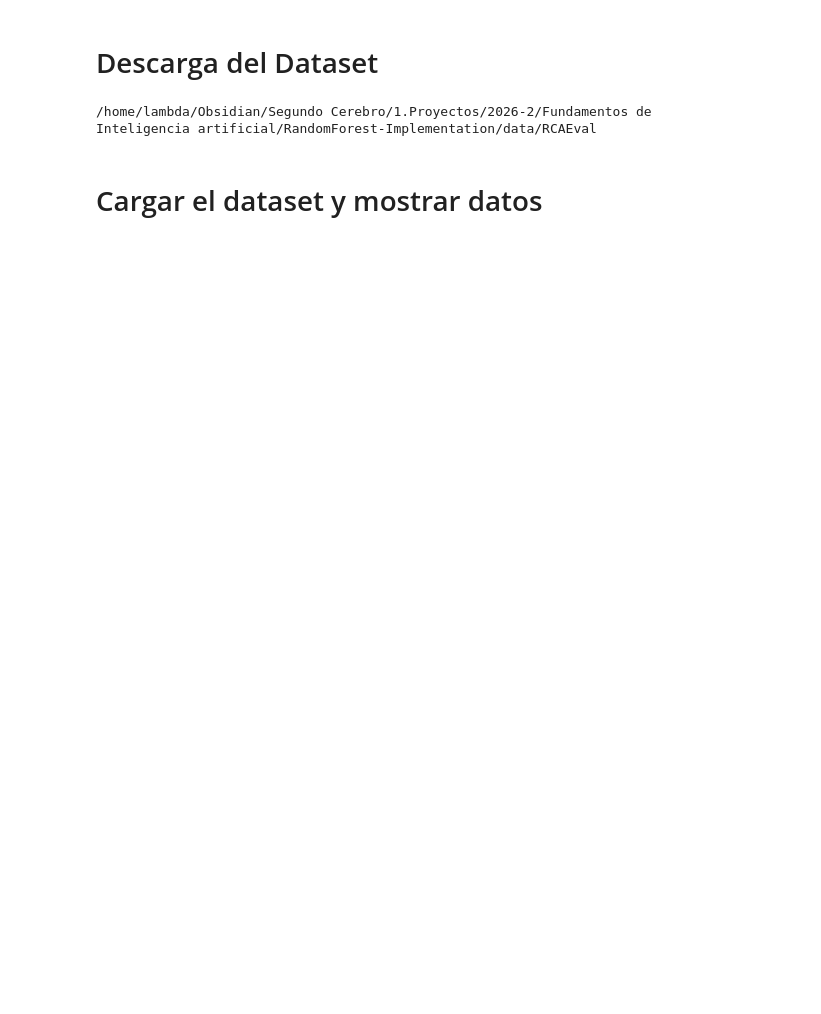
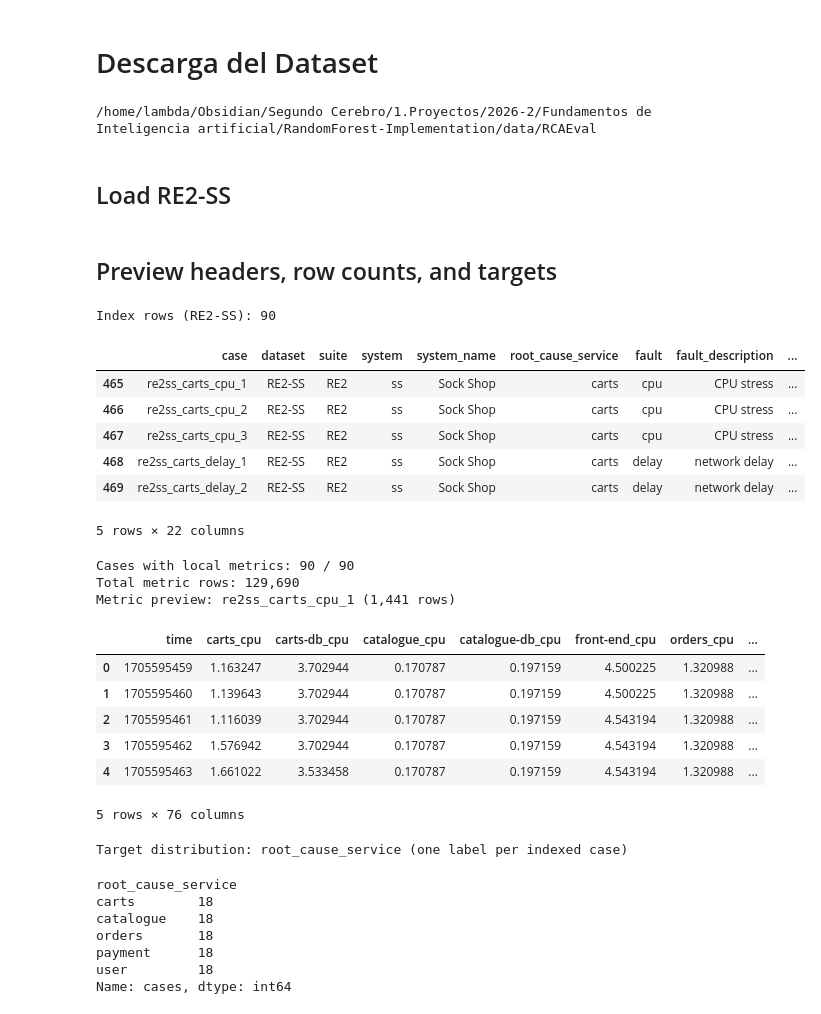
Before and after one commit to SrLambda/RandomForest-Implementation, a Jupyter notebook: notebooks/Untitled.ipynb, the cells around one changed output. Cells and saved outputs as stored; diff of their text form; code cells hidden in the pictures; blank space fills up the shorter version.

```diff
--- a/notebooks/Untitled.ipynb
+++ b/notebooks/Untitled.ipynb
@@ -14,4 +20,4 @@ print(ruta)
 # %% [output]
 /home/lambda/Obsidian/Segundo Cerebro/1.Proyectos/2026-2/Fundamentos de Inteligencia artificial/RandomForest-Implementation/data/RCAEval
 # %% [markdown]
-# Cargar el dataset y mostrar datos
+## Load RE2-SS
@@ -17,0 +42,44 @@ print(ruta)
+# %% [markdown]
+## Preview headers, row counts, and targets
+# %%
+print(f"Index rows (RE2-SS): {len(re2):,}")
+display(re2.head())
+
+print(f"Cases with local metrics: {len(metrics_by_case):,} / {len(re2):,}")
+print(f"Total metric rows: {sum(len(frame) for frame in metrics_by_case.values()):,}")
+if metrics_by_case:
+    sample_case, sample_metrics = next(iter(metrics_by_case.items()))
+    print(f"Metric preview: {sample_case} ({len(sample_metrics):,} rows)")
+    display(sample_metrics.head())
+else:
+    print("No local RE2-SS metrics found. Run the download cell first.")
+
+print("Target distribution: root_cause_service (one label per indexed case)")
+display(re2["root_cause_service"].value_counts(dropna=False).rename("cases"))
+# %% [output]
+Index rows (RE2-SS): 90
+|  | case | dataset | suite | system | system_name | root_cause_service | fault | fault_description | ... |
+| 465 | re2ss_carts_cpu_1 | RE2-SS | RE2 | ss | Sock Shop | carts | cpu | CPU stress | ... |
+| 466 | re2ss_carts_cpu_2 | RE2-SS | RE2 | ss | Sock Shop | carts | cpu | CPU stress | ... |
+| 467 | re2ss_carts_cpu_3 | RE2-SS | RE2 | ss | Sock Shop | carts | cpu | CPU stress | ... |
+| 468 | re2ss_carts_delay_1 | RE2-SS | RE2 | ss | Sock Shop | carts | delay | network delay | ... |
+| 469 | re2ss_carts_delay_2 | RE2-SS | RE2 | ss | Sock Shop | carts | delay | network delay | ... |
+5 rows × 22 columns
+Cases with local metrics: 90 / 90
+Total metric rows: 129,690
+Metric preview: re2ss_carts_cpu_1 (1,441 rows)
+|  | time | carts_cpu | carts-db_cpu | catalogue_cpu | catalogue-db_cpu | front-end_cpu | orders_cpu | ... |
+| 0 | 1705595459 | 1.163247 | 3.702944 | 0.170787 | 0.197159 | 4.500225 | 1.320988 | ... |
+| 1 | 1705595460 | 1.139643 | 3.702944 | 0.170787 | 0.197159 | 4.500225 | 1.320988 | ... |
+| 2 | 1705595461 | 1.116039 | 3.702944 | 0.170787 | 0.197159 | 4.543194 | 1.320988 | ... |
+| 3 | 1705595462 | 1.576942 | 3.702944 | 0.170787 | 0.197159 | 4.543194 | 1.320988 | ... |
+| 4 | 1705595463 | 1.661022 | 3.533458 | 0.170787 | 0.197159 | 4.543194 | 1.320988 | ... |
+5 rows × 76 columns
+Target distribution: root_cause_service (one label per indexed case)
+root_cause_service
+carts        18
+catalogue    18
+orders       18
+payment      18
+user         18
+Name: cases, dtype: int64
```
Also changed, not shown: parts of 13 cells of this notebook.
